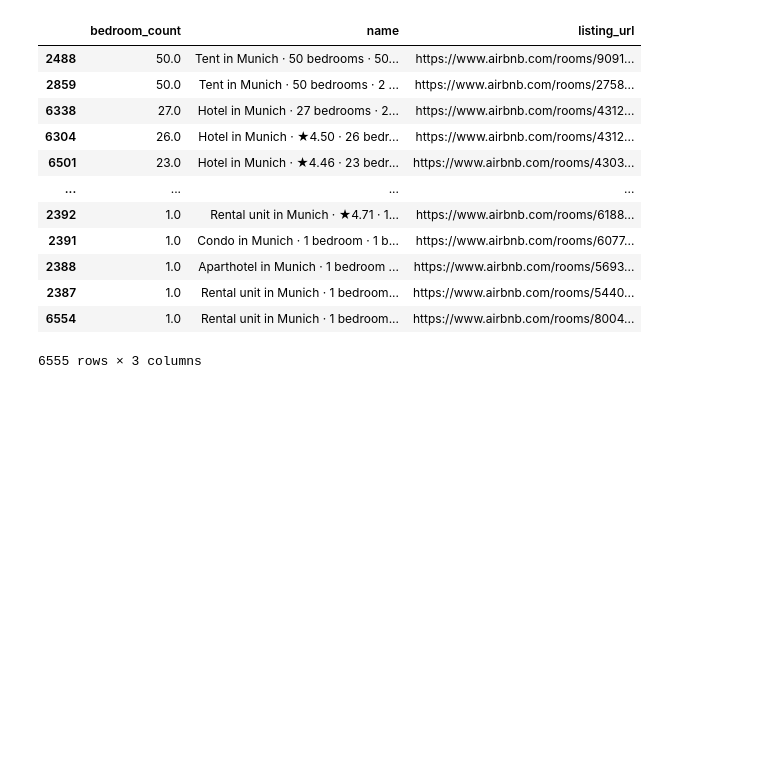
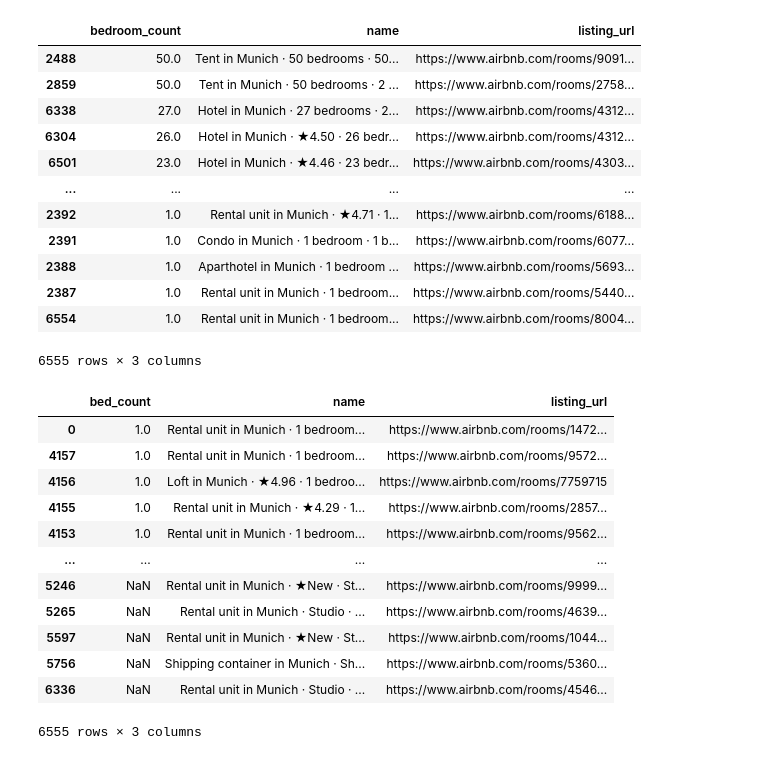
Before and after one commit to eugsa/airbnb_munich, a Jupyter notebook: airbnb_munich.ipynb, the cells around one changed output. Saved outputs shown, nothing was run; the diff lists cells and outputs as text; code cells hidden in the pictures; blank space fills up the shorter version.

Commit message:
Clean number of bed data

```diff
--- a/airbnb_munich.ipynb
+++ b/airbnb_munich.ipynb
@@ -380,3 +380,31 @@ listings_df.sort_values(by='bedroom_count', ascending=False)[['bedroom_count', '
 | 2387 | 1.0 | Rental unit in Munich · 1 bedroom... | https://www.airbnb.com/rooms/5440... |
 | 6554 | 1.0 | Rental unit in Munich · 1 bedroom... | https://www.airbnb.com/rooms/8004... |
 6555 rows × 3 columns
+# %%
+# Extract the beds number from the name column
+import re
+
+def get_bed_count(text):
+  pattern = r'(\d+)\s*bed'
+  match = re.search(pattern, text)
+  if match:
+    return int(match.group(1))
+  else:
+    return None
+
+listings_df['bed_count'] = listings_df.name.apply(get_bed_count)
+listings_df.sort_values(by='bed_count', ascending=True)[['bed_count', 'name', 'listing_url']]
+# %% [output]
+|  | bed_count | name | listing_url |
+| 0 | 1.0 | Rental unit in Munich · 1 bedroom... | https://www.airbnb.com/rooms/1472... |
+| 4157 | 1.0 | Rental unit in Munich · 1 bedroom... | https://www.airbnb.com/rooms/9572... |
+| 4156 | 1.0 | Loft in Munich · ★4.96 · 1 bedroo... | https://www.airbnb.com/rooms/7759715 |
+| 4155 | 1.0 | Rental unit in Munich · ★4.29 · 1... | https://www.airbnb.com/rooms/2857... |
+| 4153 | 1.0 | Rental unit in Munich · 1 bedroom... | https://www.airbnb.com/rooms/9562... |
+| ... | ... | ... | ... |
+| 5246 | NaN | Rental unit in Munich · ★New · St... | https://www.airbnb.com/rooms/9999... |
+| 5265 | NaN | Rental unit in Munich · Studio · ... | https://www.airbnb.com/rooms/4639... |
+| 5597 | NaN | Rental unit in Munich · ★New · St... | https://www.airbnb.com/rooms/1044... |
+| 5756 | NaN | Shipping container in Munich · Sh... | https://www.airbnb.com/rooms/5360... |
+| 6336 | NaN | Rental unit in Munich · Studio · ... | https://www.airbnb.com/rooms/4546... |
+6555 rows × 3 columns
```
Also changed, not shown: parts of 5 cells of this notebook.
